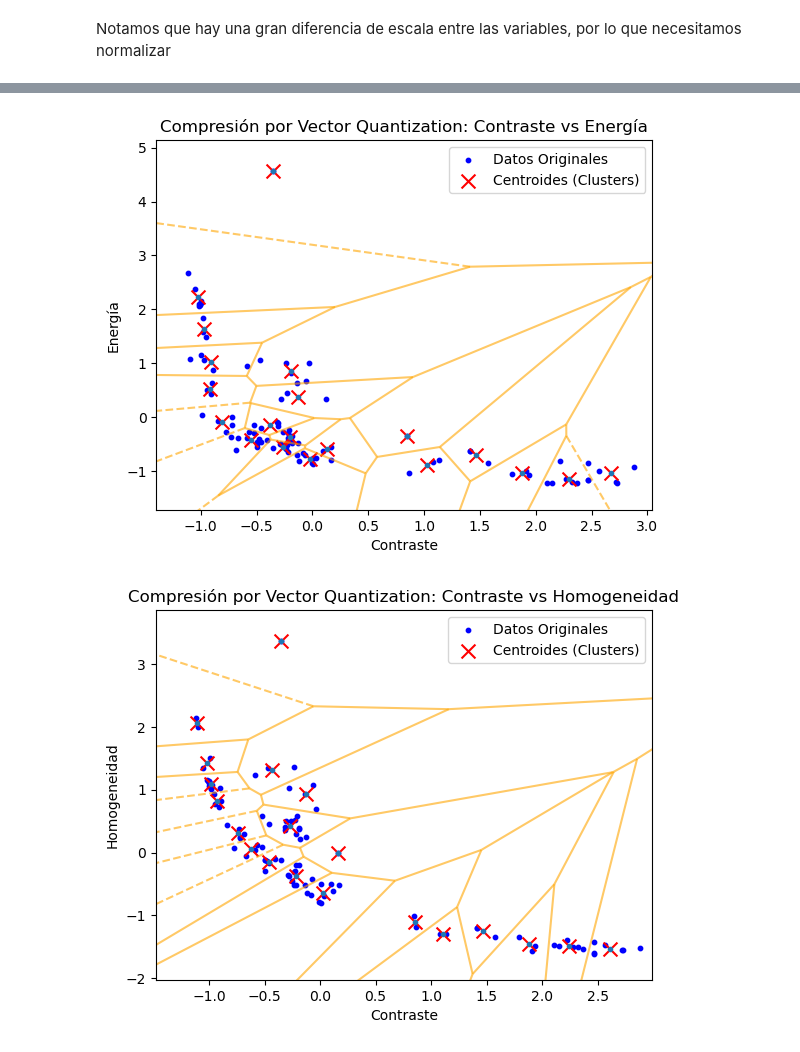
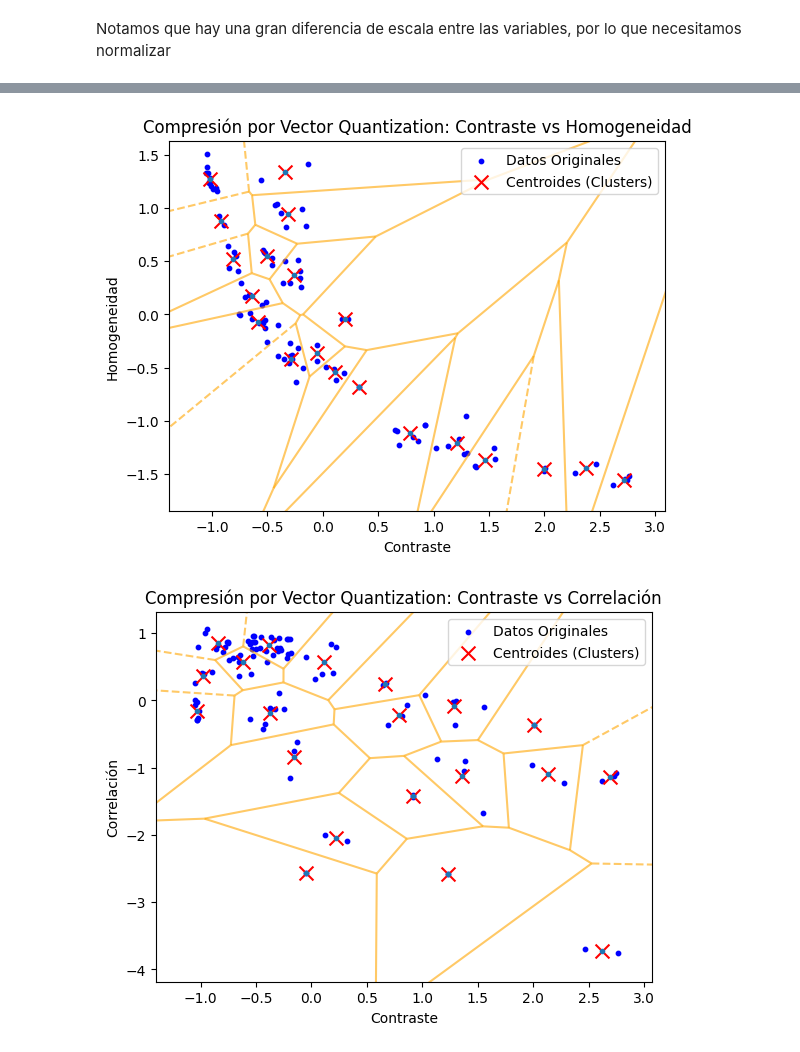
Before and after one commit to Mario-Rivera-A/Tarea3_RPI, a Jupyter notebook: tarea3_Paola_Flores_Mario_RIvera.ipynb, the cells around one changed output, grey strips where cells are left out. Saved outputs shown, nothing was run; the diff lists cells and outputs as text; code cells hidden in the pictures.

Commit message:
Diagramas automatizados

```diff
--- a/tarea3_Paola_Flores_Mario_RIvera.ipynb
+++ b/tarea3_Paola_Flores_Mario_RIvera.ipynb
@@ -187,6 +185,9 @@ from sklearn.discriminant_analysis import LinearDiscriminantAnalysis as LDA
 from sklearn.metrics import accuracy_score
 from sklearn.model_selection import train_test_split
 import numpy as np
+
+X = df_resultados[columnas]
+y = df_resultados['Carpeta']
 
 # Entrenamiento y prueba
 X_train, X_test, y_train, y_test = train_test_split(X, y, test_size=0.2, random_state=42)
@@ -351,43 +352,37 @@ num_muestras = 100
 
 df_muestra = df_resultados.sample(n=num_muestras, random_state=42)
 
 # Definir el número de clusters (centroides) para la compresión por VQ
 num_clusters = 20
 
 
 def graficar_voronoi(caracteristicas, x_label, y_label, titulo):
     # Aplicar el algoritmo KMeans para la compresión VQ
     kmeans = KMeans(n_clusters=num_clusters, random_state=0)
     kmeans.fit(caracteristicas)
 
     # Obtener los centroides
     centroides = kmeans.cluster_centers_
 
     # Graficar los centroides y los datos originales
     plt.scatter(caracteristicas[:, 0], caracteristicas[:, 1], s=10, c='blue', label='Datos Originales')
     plt.scatter(centroides[:, 0], centroides[:, 1], s=100, c='red', marker='x', label='Centroides (Clusters)')
     plt.xlabel(x_label)
     plt.ylabel(y_label)
     plt.legend()
     plt.title(titulo)
 
     # Calcular el diagrama de Voronoi y graficarlo
     vor = Voronoi(centroides)
     voronoi_plot_2d(vor, ax=plt.gca(), show_vertices=False, line_colors='orange', line_width=1.5, line_alpha=0.6)
 
     plt.show()
 
-# Contraste vs Energía
-caracteristicas_ce = df_muestra[["Contraste", "Energía"]].values
-graficar_voronoi(caracteristicas_ce, "Contraste", "Energía", "Compresión por Vector Quantization: Contraste vs Energía")
-
-# Contraste vs Homogeneidad
-caracteristicas_ch = df_muestra[["Contraste", "Homogeneidad"]].values
-graficar_voronoi(caracteristicas_ch, "Contraste", "Homogeneidad", "Compresión por Vector Quantization: Contraste vs Homogeneidad")
-
-# Contraste vs Correlación
-caracteristicas_cc = df_muestra[["Contraste", "Correlación"]].values
-graficar_voronoi(caracteristicas_cc, "Contraste", "Correlación", "Compresión por Vector Quantization: Contraste vs Correlación")
+for i, caracteristica in enumerate(best_selected_features):
+    if i ==0:
+        continue
+    caracteristicas = df_muestra[[best_selected_features[0], caracteristica]].values
+    graficar_voronoi(caracteristicas, best_selected_features[0], caracteristica, f"Compresión por Vector Quantization: {best_selected_features[0]} vs {caracteristica}")
 # %% [output]
-[figure, old version]
+[figure, new version]
-[figure, old version]
+[figure, new version]
```
Also changed, not shown: parts of 8 cells of this notebook.
